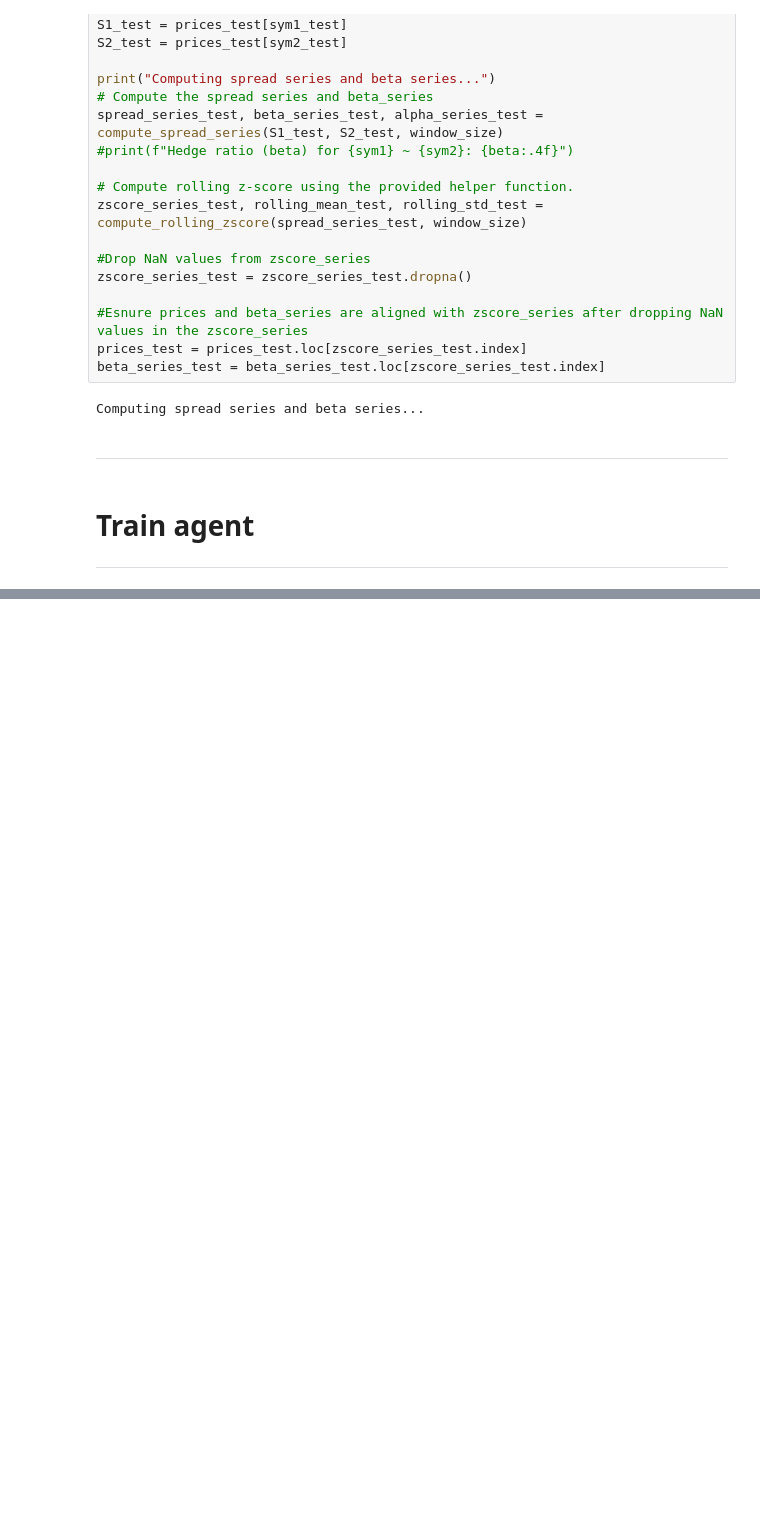
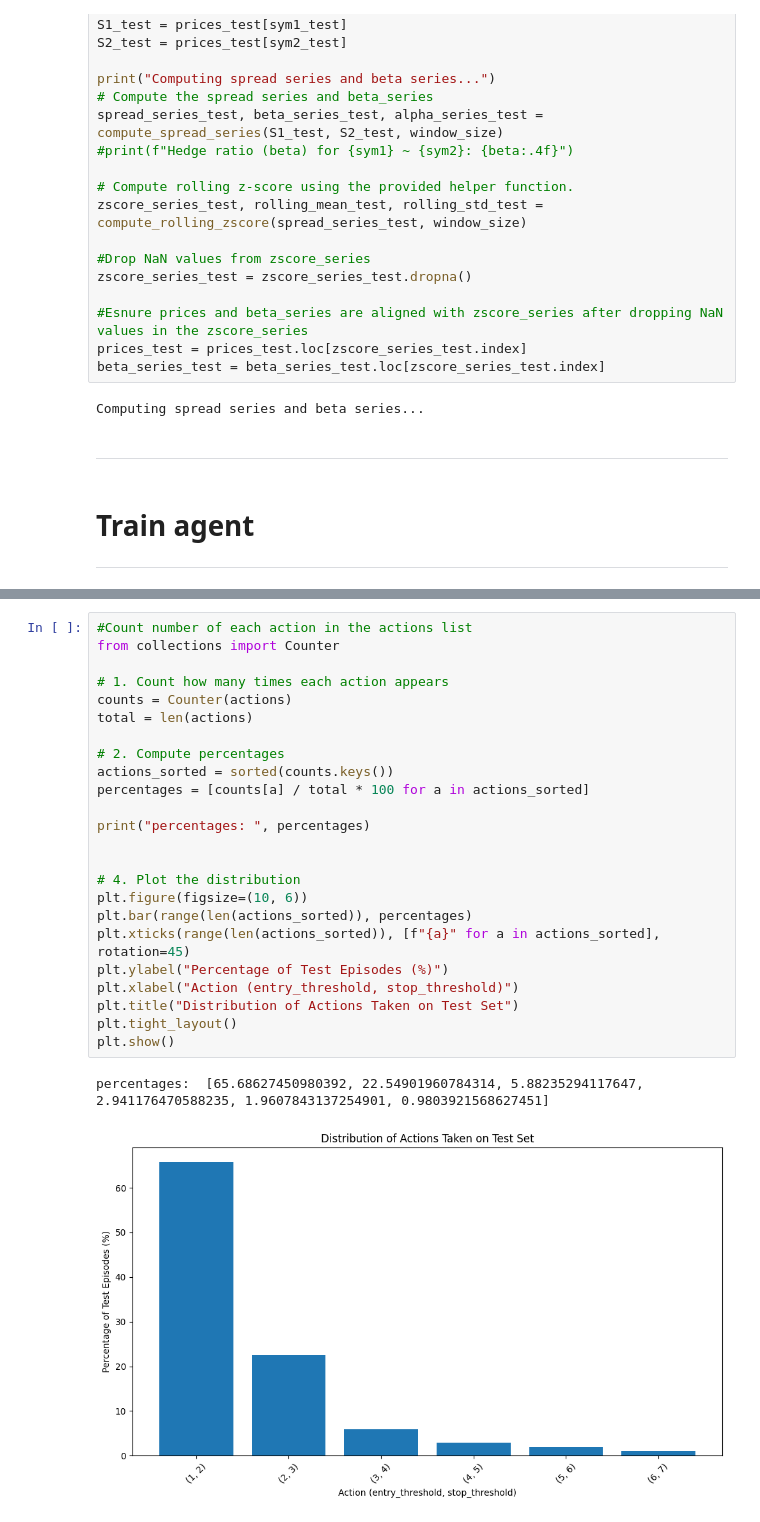
Before and after one commit to alexandrosdp/PairsTrading, a Jupyter notebook: deep_q_learning_improved.ipynb, the cells around one changed output, grey strips where cells are left out. Saved outputs shown, nothing was run; the diff lists cells and outputs as text; blank space fills up the shorter version.

```diff
--- a/deep_q_learning_improved.ipynb
+++ b/deep_q_learning_improved.ipynb
@@ -237,3 +306,30 @@ print(metrics)
+# %%
+#Count number of each action in the actions list
+from collections import Counter
+
+# 1. Count how many times each action appears
+counts = Counter(actions)
+total = len(actions)
+
+# 2. Compute percentages
+actions_sorted = sorted(counts.keys())
+percentages = [counts[a] / total * 100 for a in actions_sorted]
+
+print("percentages: ", percentages)
+
+
+# 4. Plot the distribution
+plt.figure(figsize=(10, 6))
+plt.bar(range(len(actions_sorted)), percentages)
+plt.xticks(range(len(actions_sorted)), [f"{a}" for a in actions_sorted], rotation=45)
+plt.ylabel("Percentage of Test Episodes (%)")
+plt.xlabel("Action (entry_threshold, stop_threshold)")
+plt.title("Distribution of Actions Taken on Test Set")
+plt.tight_layout()
+plt.show()
+# %% [output]
+percentages:  [65.68627450980392, 22.54901960784314, 5.88235294117647, 2.941176470588235, 1.9607843137254901, 0.9803921568627451]
+[figure, added]
 # %%
 plt.hist(trade_profits, bins=50, color='blue', alpha=0.7)
 # %% [output]
```
Also changed, not shown: parts of 10 cells of this notebook, 12 other files.
